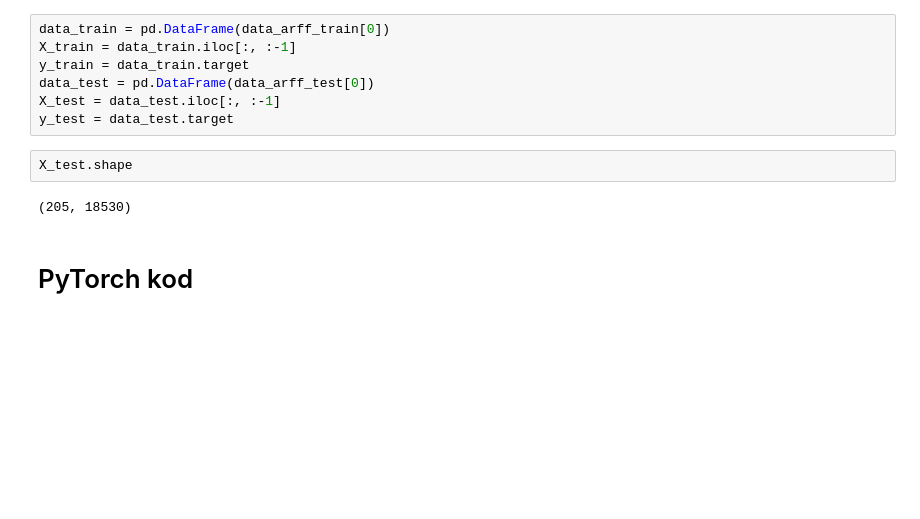
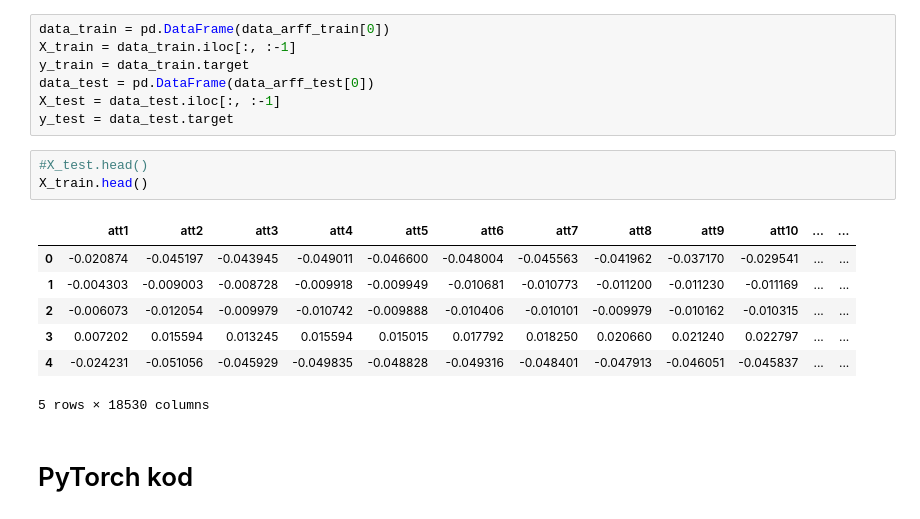
Before and after one commit to VaclavHrbek/heart_beat_classification, a Jupyter notebook: heart-beat-classification-notebook.ipynb, the cells around one changed output. Drawn from its saved outputs; the diff is of its cells as text; blank space fills up the shorter version.

```diff
--- a/heart-beat-classification-notebook.ipynb
+++ b/heart-beat-classification-notebook.ipynb
@@ -52,10 +61,17 @@ y_train = data_train.target
 data_test = pd.DataFrame(data_arff_test[0])
 X_test = data_test.iloc[:, :-1]
 y_test = data_test.target
-# %%
-X_test.shape
-# %% [output]
-(205, 18530)
+# %%
+#X_test.head()
+X_train.head()
+# %% [output]
+|  | att1 | att2 | att3 | att4 | att5 | att6 | att7 | att8 | att9 | att10 | ... | ... |
+| 0 | -0.020874 | -0.045197 | -0.043945 | -0.049011 | -0.046600 | -0.048004 | -0.045563 | -0.041962 | -0.037170 | -0.029541 | ... | ... |
+| 1 | -0.004303 | -0.009003 | -0.008728 | -0.009918 | -0.009949 | -0.010681 | -0.010773 | -0.011200 | -0.011230 | -0.011169 | ... | ... |
+| 2 | -0.006073 | -0.012054 | -0.009979 | -0.010742 | -0.009888 | -0.010406 | -0.010101 | -0.009979 | -0.010162 | -0.010315 | ... | ... |
+| 3 | 0.007202 | 0.015594 | 0.013245 | 0.015594 | 0.015015 | 0.017792 | 0.018250 | 0.020660 | 0.021240 | 0.022797 | ... | ... |
+| 4 | -0.024231 | -0.051056 | -0.045929 | -0.049835 | -0.048828 | -0.049316 | -0.048401 | -0.047913 | -0.046051 | -0.045837 | ... | ... |
+5 rows × 18530 columns
 # %% [markdown]
 # PyTorch kod
 # %%
```
Also changed, not shown: parts of 10 cells of this notebook.
